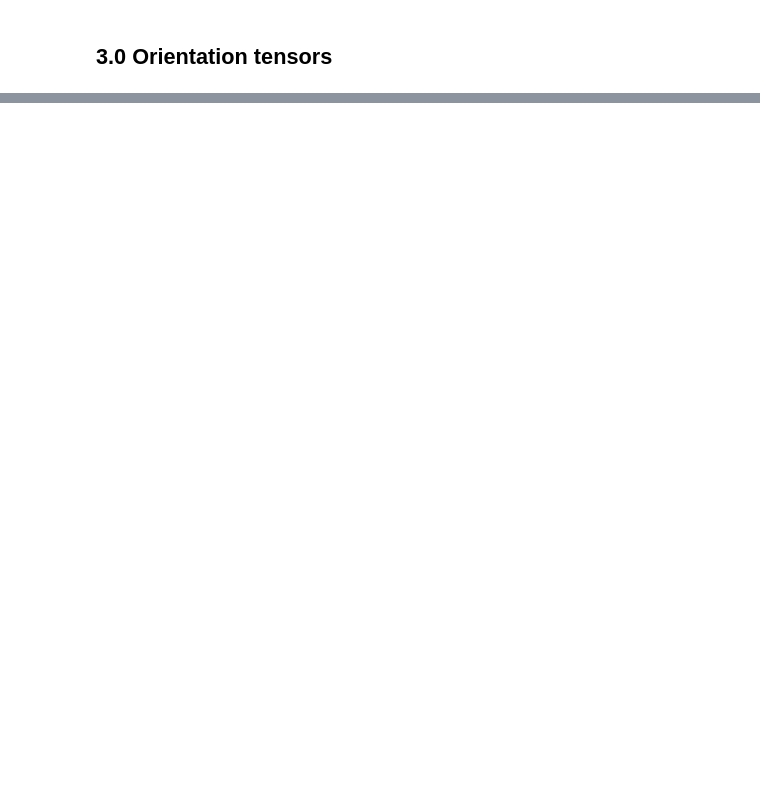
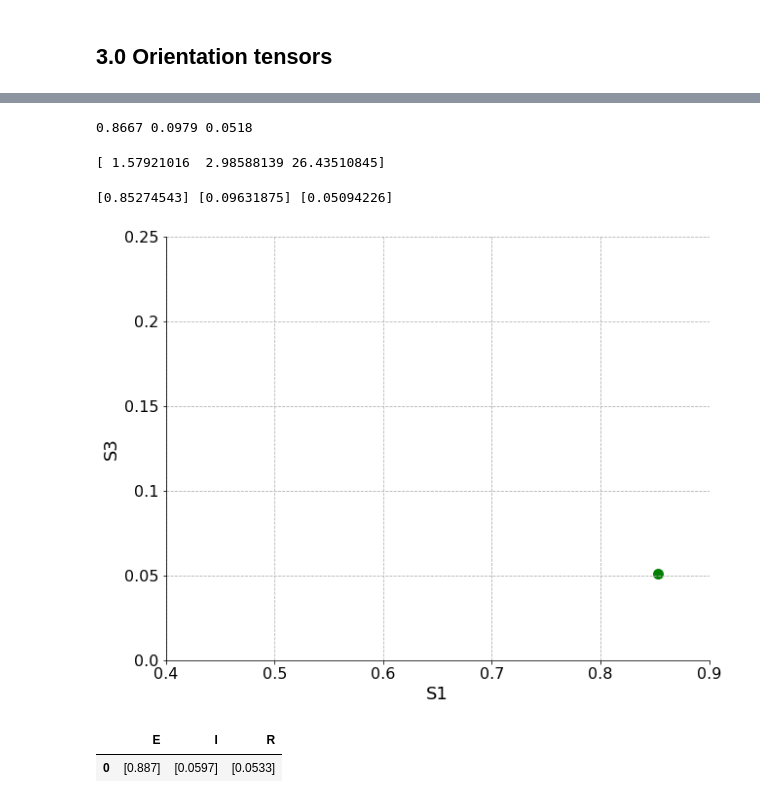
Before and after one commit to GlacialGeo/PythonCodes, a Jupyter notebook: Till Fabric Analysis Automatic Report.ipynb, the cells around one changed output, grey strips where cells are left out. Cells and saved outputs as stored; diff of their text form; code cells hidden in the pictures; blank space fills up the shorter version.

```diff
--- a/Till Fabric Analysis Automatic Report.ipynb
+++ b/Till Fabric Analysis Automatic Report.ipynb
@@ -9,5 +9,5 @@ from numpy.linalg import eigh
 ## 1.0 Data
 # %%
 #Import a csv file
-df = pd.read_csv(r'C:\PATH\...\Filename.csv') #Specify the path to your file
+df = pd.read_csv(r'C:\Users\iamma\Documents\Research_projects\Manitoba\Till_fabrics\805_B02.csv') #Specify the path to your file
 df.head() #To show just the first 5 rows
@@ -100,11 +134,15 @@ S2=vals[1].round(4)
 S3=vals[2].round(4)
 print(S1,S2,S3)
 #The eigenvalues are slightly different with mplstereonet than with Stereonet 11
+# %% [output]
+0.8667 0.0979 0.0518
 # %%
 Ei=eigh(A)  #This returns a 1-D array (eigenvalues) and a 2-D array (eigenvectors)
 # %%
 Eighv=Ei[0] #Extract the eigenvalues
 print(Eighv)
+# %% [output]
+[ 1.57921016  2.98588139 26.43510845]
 # %%
 #The sum of eigenvalues equals to the nb# of measurements.
 #Normalized eigenvalues (divided by number of measurements) sum to 1.
@@ -114,3 +152,5 @@ S2=Eighv[1]/Trend.shape
 S3=Eighv[0]/Trend.shape
 print(S1, S2, S3)
 #normalized eigenvalues; the values obtained with eigh are the same as those obtained using Stereonet 11
+# %% [output]
+[0.85274543] [0.09631875] [0.05094226]
@@ -126,3 +157,36 @@ plt.show()
+# %%
+#Make a biplot of S3 and S1
+
+fig = plt.figure(figsize=(10,8))
+ax = fig.add_subplot(1,1,1) # row-col-num
+
+# Hide the right and top lines of the default box
+ax.spines['right'].set_visible(False)
+ax.spines['top'].set_visible(False)
+
+#ax.set_xlim((0.4, 1.0,))
+#ax.set_ylim((0.0, 0.3))
+
+#xticks = np.arange(0.4, 1.0, 0.1).round(2)
+#yticks = np.arange(0.0, 0.3, 0.05).round(2)
+
+xtickLocations=np.arange(0.4, 1.0, 0.1).round(2)
+yticklocations=np.arange(0.0, 0.3, 0.05).round(2)
+
+
+ax.scatter(S1,S3, c='green', s=100)
+ax.set_xlabel('S1', fontsize=18)
+ax.set_ylabel('S3', fontsize=18)
+ax.set_xticks(ticks= xtickLocations)
+ax.set_yticks(ticks=yticklocations)
+ax.set_xticklabels(xticks, fontsize=16)
+ax.set_yticklabels(yticks, fontsize=16)
+
+ax.grid(True, linestyle='--')
+plt.show()
+fig.savefig('S3_S1plot.svg', bbox_inches = 'tight', format='svg')
+# %% [output]
+[figure, added]
 # %%
 E=(1-(S2/S1)).round(4)     #Elongation index
 # %%
@@ -134,6 +198,9 @@ df=pd.DataFrame(columns=['E','I', 'R'])
 # %%
 df.loc[0]=[E,I,R]
 df
+# %% [output]
+|  | E | I | R |
+| 0 | [0.887] | [0.0597] | [0.0533] |
 # %%
 df["E"]=df['E'].astype('float')      #To specify the Dtype is 'float'
 df["I"]=df['I'].astype('float')
```
Also changed, not shown: parts of 16 cells of this notebook.
